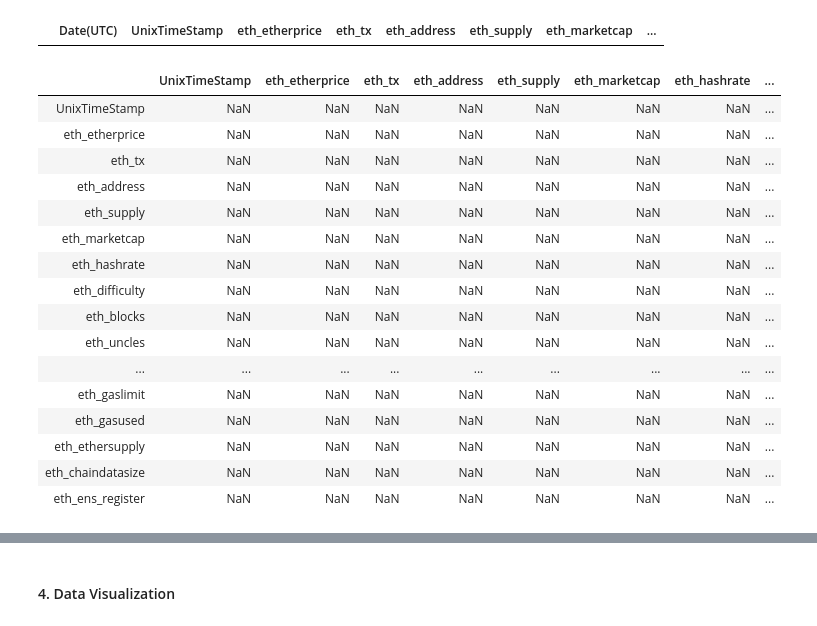
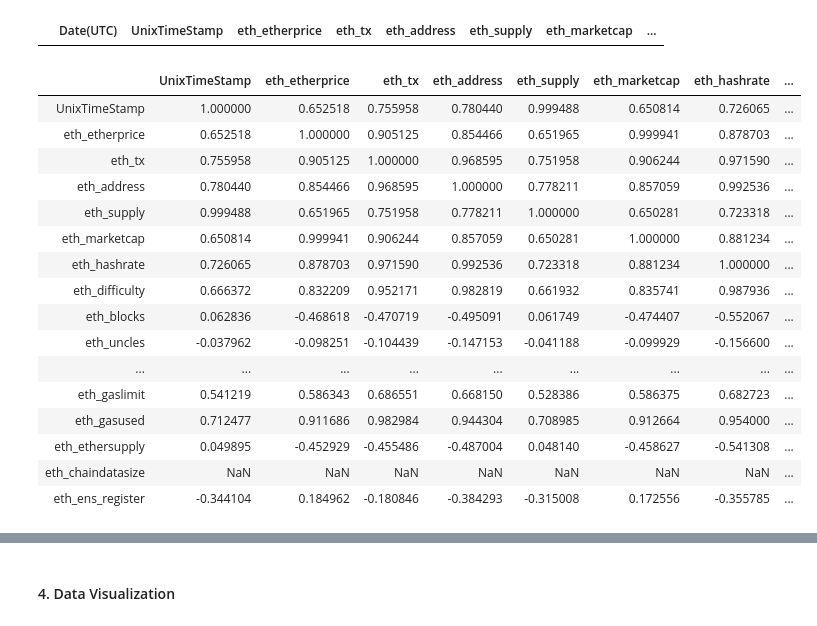
Before and after one commit to Diaa777/BDAssignment, a Jupyter notebook: project2_cryptocoins/notebooks/ethereum_dataset.ipynb, the cells around one changed output, grey strips where cells are left out. Drawn from its saved outputs; the diff is of its cells as text; code cells hidden in the pictures.

```diff
--- a/project2_cryptocoins/notebooks/ethereum_dataset.ipynb
+++ b/project2_cryptocoins/notebooks/ethereum_dataset.ipynb
@@ -182,23 +182,23 @@ newdf.tail()
 |  | Date(UTC) | UnixTimeStamp | eth_etherprice | eth_tx | eth_address | eth_supply | eth_marketcap | ... |
 # %%
 # correlation between columns
-correlation = newdf.corr(method="pearson")
+correlation = df.corr(method="pearson")
 correlation
 # %% [output]
 |  | UnixTimeStamp | eth_etherprice | eth_tx | eth_address | eth_supply | eth_marketcap | eth_hashrate | ... |
-| UnixTimeStamp | NaN | NaN | NaN | NaN | NaN | NaN | NaN | ... |
-| eth_etherprice | NaN | NaN | NaN | NaN | NaN | NaN | NaN | ... |
-| eth_tx | NaN | NaN | NaN | NaN | NaN | NaN | NaN | ... |
-| eth_address | NaN | NaN | NaN | NaN | NaN | NaN | NaN | ... |
-| eth_supply | NaN | NaN | NaN | NaN | NaN | NaN | NaN | ... |
-| eth_marketcap | NaN | NaN | NaN | NaN | NaN | NaN | NaN | ... |
-| eth_hashrate | NaN | NaN | NaN | NaN | NaN | NaN | NaN | ... |
-| eth_difficulty | NaN | NaN | NaN | NaN | NaN | NaN | NaN | ... |
-| eth_blocks | NaN | NaN | NaN | NaN | NaN | NaN | NaN | ... |
-| eth_uncles | NaN | NaN | NaN | NaN | NaN | NaN | NaN | ... |
+| UnixTimeStamp | 1.000000 | 0.652518 | 0.755958 | 0.780440 | 0.999488 | 0.650814 | 0.726065 | ... |
+| eth_etherprice | 0.652518 | 1.000000 | 0.905125 | 0.854466 | 0.651965 | 0.999941 | 0.878703 | ... |
+| eth_tx | 0.755958 | 0.905125 | 1.000000 | 0.968595 | 0.751958 | 0.906244 | 0.971590 | ... |
+| eth_address | 0.780440 | 0.854466 | 0.968595 | 1.000000 | 0.778211 | 0.857059 | 0.992536 | ... |
+| eth_supply | 0.999488 | 0.651965 | 0.751958 | 0.778211 | 1.000000 | 0.650281 | 0.723318 | ... |
+| eth_marketcap | 0.650814 | 0.999941 | 0.906244 | 0.857059 | 0.650281 | 1.000000 | 0.881234 | ... |
+| eth_hashrate | 0.726065 | 0.878703 | 0.971590 | 0.992536 | 0.723318 | 0.881234 | 1.000000 | ... |
+| eth_difficulty | 0.666372 | 0.832209 | 0.952171 | 0.982819 | 0.661932 | 0.835741 | 0.987936 | ... |
+| eth_blocks | 0.062836 | -0.468618 | -0.470719 | -0.495091 | 0.061749 | -0.474407 | -0.552067 | ... |
+| eth_uncles | -0.037962 | -0.098251 | -0.104439 | -0.147153 | -0.041188 | -0.099929 | -0.156600 | ... |
 | ... | ... | ... | ... | ... | ... | ... | ... | ... |
-| eth_gaslimit | NaN | NaN | NaN | NaN | NaN | NaN | NaN | ... |
-| eth_gasused | NaN | NaN | NaN | NaN | NaN | NaN | NaN | ... |
-| eth_ethersupply | NaN | NaN | NaN | NaN | NaN | NaN | NaN | ... |
+| eth_gaslimit | 0.541219 | 0.586343 | 0.686551 | 0.668150 | 0.528386 | 0.586375 | 0.682723 | ... |
+| eth_gasused | 0.712477 | 0.911686 | 0.982984 | 0.944304 | 0.708985 | 0.912664 | 0.954000 | ... |
+| eth_ethersupply | 0.049895 | -0.452929 | -0.455486 | -0.487004 | 0.048140 | -0.458627 | -0.541308 | ... |
 | eth_chaindatasize | NaN | NaN | NaN | NaN | NaN | NaN | NaN | ... |
-| eth_ens_register | NaN | NaN | NaN | NaN | NaN | NaN | NaN | ... |
+| eth_ens_register | -0.344104 | 0.184962 | -0.180846 | -0.384293 | -0.315008 | 0.172556 | -0.355785 | ... |
```
Also changed, not shown: parts of 8 cells of this notebook, 5 other files.
